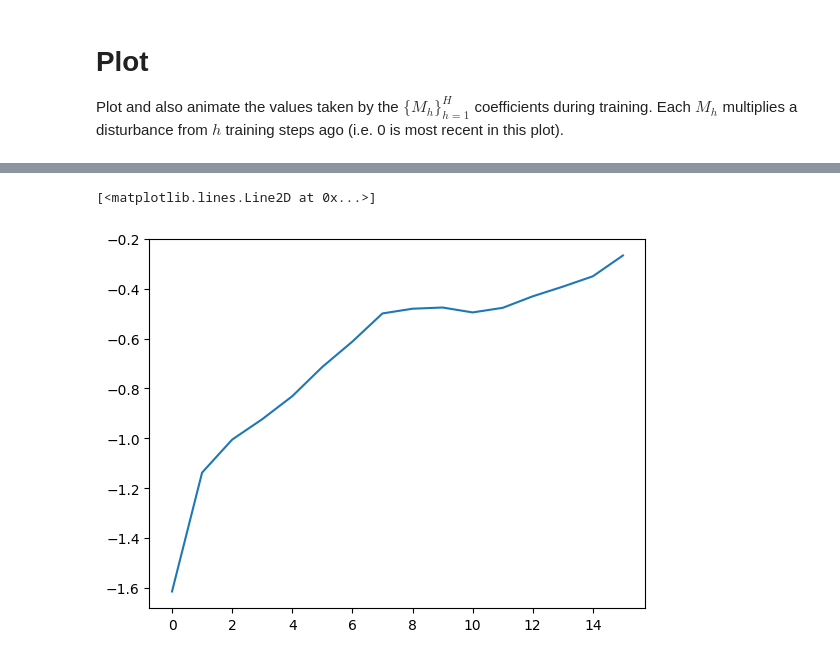
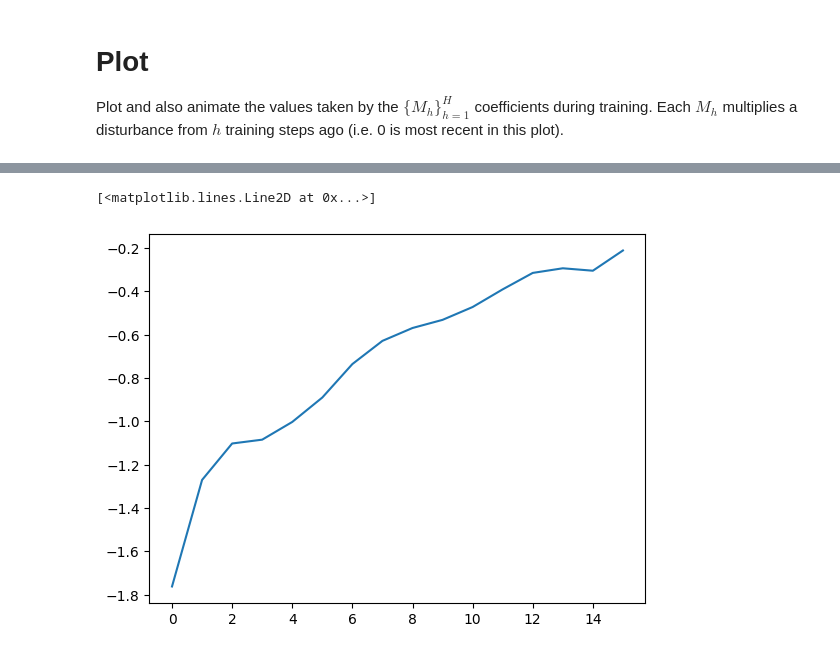
Before and after one commit to edogariu/meta_opt, a Jupyter notebook: notebooks/plotting.ipynb, the cells around one changed output, grey strips where cells are left out. Saved outputs shown, nothing was run; the diff lists cells and outputs as text; code cells hidden in the pictures.

```diff
--- a/notebooks/plotting.ipynb
+++ b/notebooks/plotting.ipynb
@@ -137,10 +137,10 @@ No artists with labels found to put in legend.  Note that artists whose label st
 [interactive output not drawn]
 # %%
 import matplotlib.pyplot as plt
-M = processed_results['M']['cf_adam_1e-3_clip=1.0']['avg'][33000]
+M = processed_results['M']['cf_adam_1e-3_clip=1.0']['avg'][55000]
 M = M[::-1]
 M[0] -= 1.0
 plt.plot(range(16), M)
 # %% [output]
 [<matplotlib.lines.Line2D at 0x...>]
-[figure, old version]
+[figure, new version]
```
Also changed, not shown: parts of 1 cell of this notebook, 2 other files.
